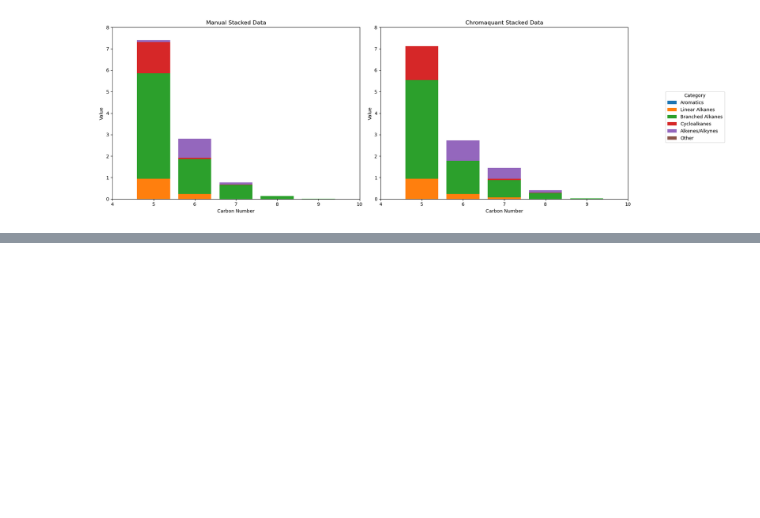
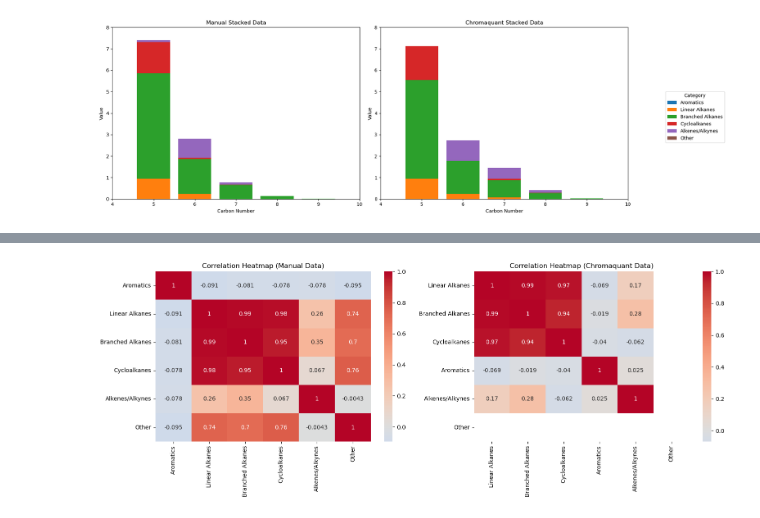
Before and after one commit to serebryany/ChromaQuantExtension, a Jupyter notebook: src/ChromaQuantExtension/compare_stacked_charts.ipynb, the cells around one changed output, grey strips where cells are left out. Saved outputs shown, nothing was run; the diff lists cells and outputs as text; code cells hidden in the pictures; blank space fills up the shorter version.

```diff
--- a/src/ChromaQuantExtension/compare_stacked_charts.ipynb
+++ b/src/ChromaQuantExtension/compare_stacked_charts.ipynb
@@ -121,0 +112,21 @@ max           0.960775    0.0
+# %%
+# Compute correlation matrices
+manual_corr = manual_stacked_data.corr(method="pearson")
+chromaquant_corr = chromaquant_stacked_data.corr(method="pearson")
+
+# Create subplots for the heatmaps
+fig, axes = plt.subplots(nrows=1, ncols=2, figsize=(16, 6))
+
+# Plot heatmap for manual data
+sns.heatmap(manual_corr, annot=True, cmap="coolwarm", center=0, ax=axes[0])
+axes[0].set_title("Correlation Heatmap (Manual Data)")
+
+# Plot heatmap for chromaquant data
+sns.heatmap(chromaquant_corr, annot=True, cmap="coolwarm", center=0, ax=axes[1])
+axes[1].set_title("Correlation Heatmap (Chromaquant Data)")
+
+# Adjust layout
+plt.tight_layout()
+plt.show()
+# %% [output]
+[figure, added]
```
Also changed, not shown: parts of 3 cells of this notebook.
